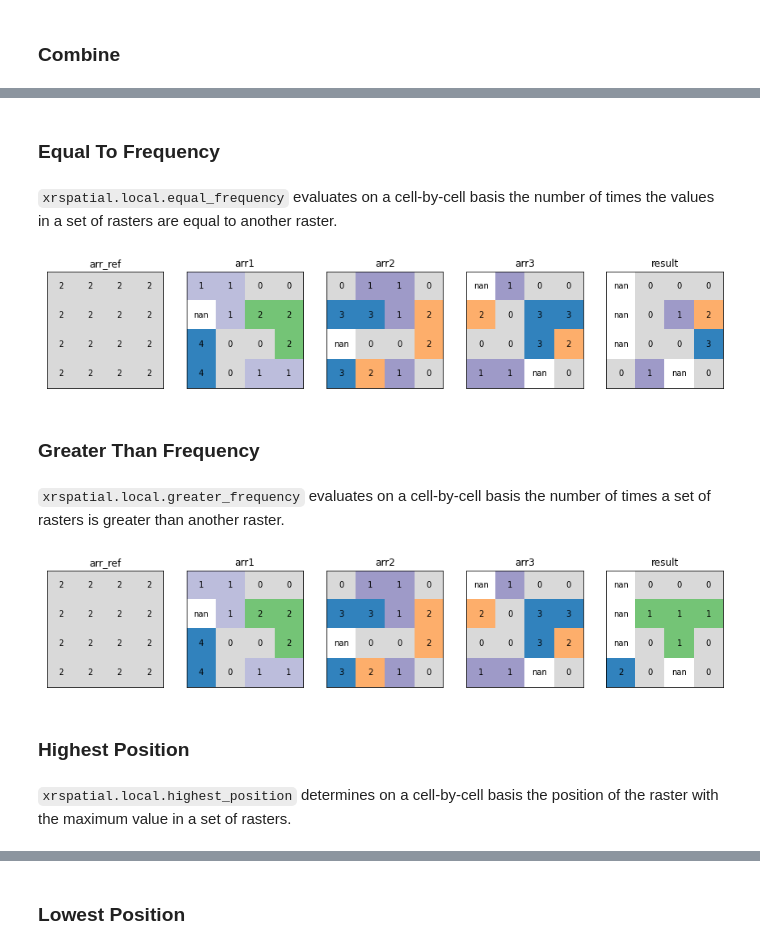
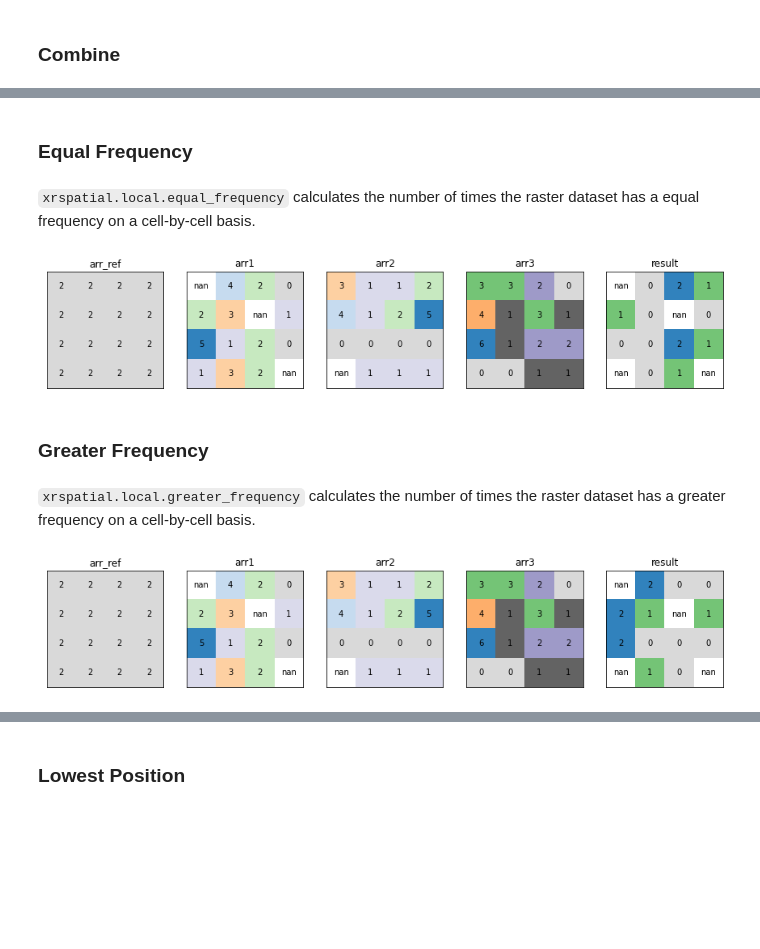
Before and after one commit to makepath/xarray-spatial, a Jupyter notebook: examples/local-tools.ipynb, the cells around one changed output, grey strips where cells are left out. Cells and saved outputs as stored; diff of their text form; code cells hidden in the pictures; blank space fills up the shorter version.

```diff
--- a/examples/local-tools.ipynb
+++ b/examples/local-tools.ipynb
@@ -87,60 +113,42 @@ plot_arrays(
 # %% [markdown]
-### Equal To Frequency
+### Equal Frequency
 # %% [markdown]
-`xrspatial.local.equal_frequency` evaluates on a cell-by-cell basis the number of times the values in a set of rasters are equal to another raster.
+`xrspatial.local.equal_frequency` calculates the number of times the raster dataset has a equal frequency on a cell-by-cell basis.
 # %%
 from xrspatial.local import equal_frequency
 
-arr = xr.DataArray([[2, 2, 2, 2],
-                    [2, 2, 2, 2],
-                    [2, 2, 2, 2],
-                    [2, 2, 2, 2]], name='arr')
-
-input_ds = xr.merge([arr, raster_ds])
-
-result_arr = equal_frequency(input_ds, 'arr')
+result_arr = equal_frequency(raster_ds, 'arr')
 
 plot_arrays(
     [
-        input_ds['arr'],
-        input_ds['arr1'],
-        input_ds['arr2'],
-        input_ds['arr3'],
+        raster_ds['arr'],
+        raster_ds['arr1'],
+        raster_ds['arr2'],
+        raster_ds['arr3'],
         result_arr,
     ],
     ['arr_ref', 'arr1', 'arr2', 'arr3', 'result']
 )
 # %% [output]
-[figure, old version]
+[figure, new version]
 # %% [markdown]
-### Greater Than Frequency
+### Greater Frequency
 # %% [markdown]
-`xrspatial.local.greater_frequency` evaluates on a cell-by-cell basis the number of times a set of rasters is greater than another raster.
+`xrspatial.local.greater_frequency` calculates the number of times the raster dataset has a greater frequency on a cell-by-cell basis.
 # %%
 from xrspatial.local import greater_frequency
 
-arr = xr.DataArray([[2, 2, 2, 2],
-                    [2, 2, 2, 2],
-                    [2, 2, 2, 2],
-                    [2, 2, 2, 2]], name='arr')
-
-input_ds = xr.merge([arr, raster_ds])
-
-result_arr = greater_frequency(input_ds, 'arr')
+result_arr = greater_frequency(raster_ds, 'arr')
 
 plot_arrays(
     [
-        input_ds['arr'],
-        input_ds['arr1'],
-        input_ds['arr2'],
-        input_ds['arr3'],
+        raster_ds['arr'],
+        raster_ds['arr1'],
+        raster_ds['arr2'],
+        raster_ds['arr3'],
         result_arr,
     ],
     ['arr_ref', 'arr1', 'arr2', 'arr3', 'result']
 )
 # %% [output]
-[figure, old version]
+[figure, new version]
-# %% [markdown]
-### Highest Position
-# %% [markdown]
-`xrspatial.local.highest_position` determines on a cell-by-cell basis the position of the raster with the maximum value in a set of rasters.
```
Also changed, not shown: parts of 22 cells of this notebook.
